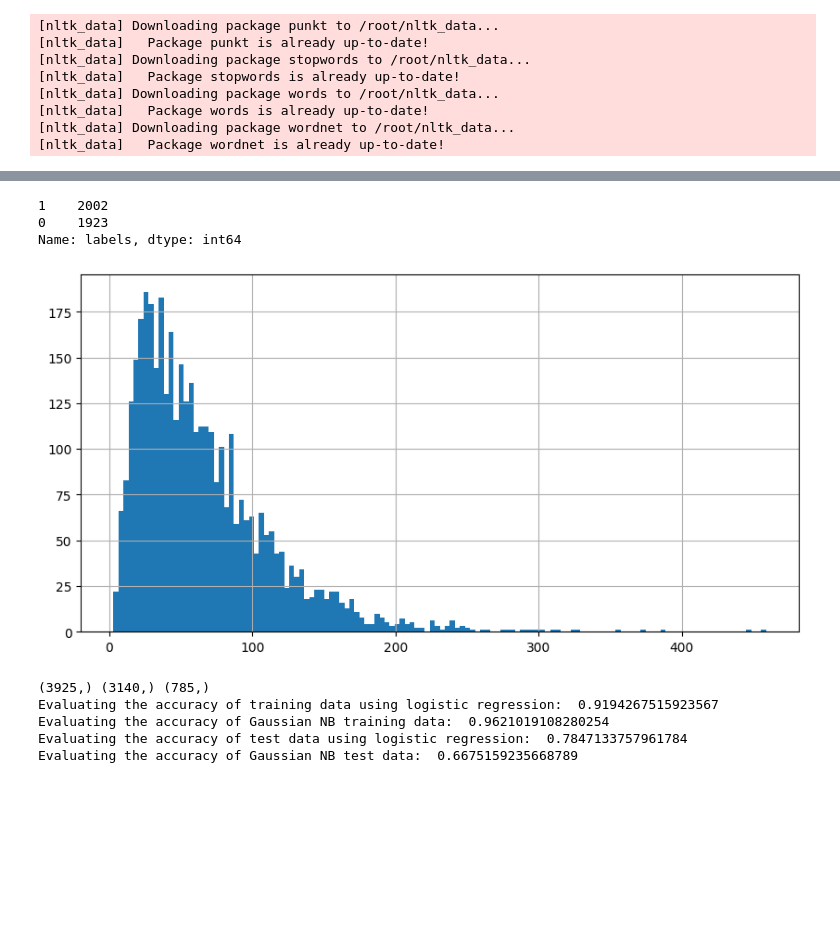
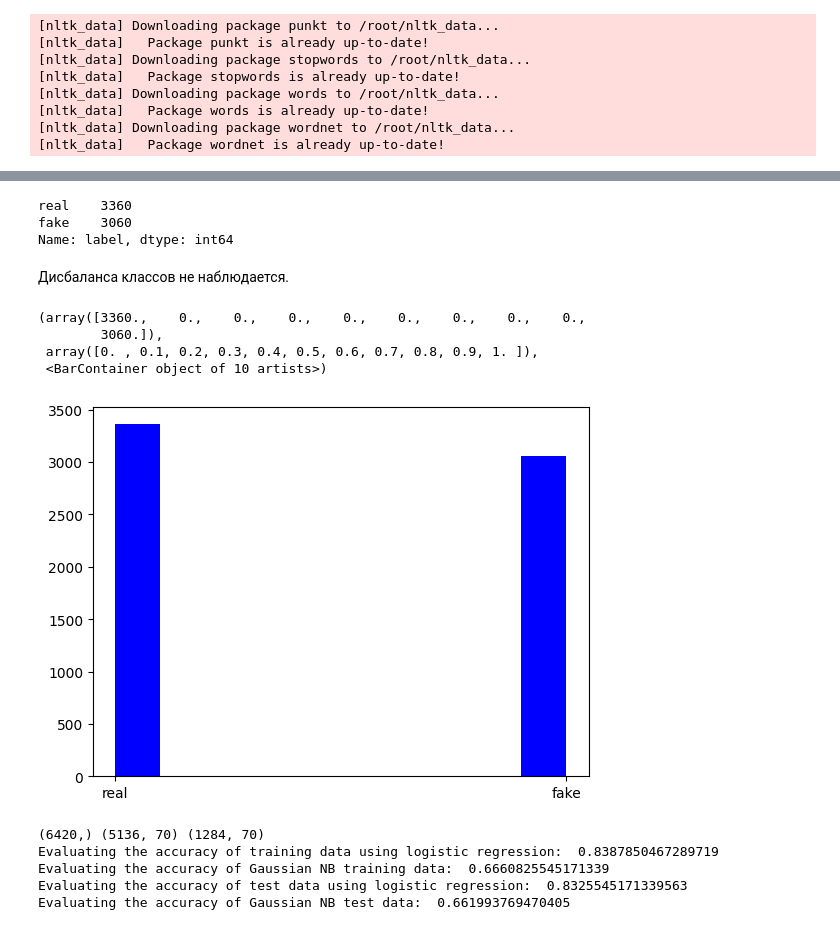
Before and after one commit to ElenaRodionova/-, a Jupyter notebook: tonality_analysis.ipynb, the cells around one changed output, grey strips where cells are left out. Saved outputs shown, nothing was run; the diff lists cells and outputs as text; code cells hidden in the pictures; blank space fills up the shorter version.

```diff
--- a/tonality_analysis.ipynb
+++ b/tonality_analysis.ipynb
@@ -90,8 +106,0 @@ Name: labels, dtype: int64
-# %%
-twitter_data.replace({'labels':{'negative':0}}, inplace=True)
-twitter_data.replace({'labels':{'positive':1}}, inplace=True)
-twitter_data['labels'].value_counts()
-# %% [output]
-1    2002
-0    1923
-Name: labels, dtype: int64
@@ -100,9 +107,16 @@ twitter_data['stemmed_content'] = twitter_data['text']
-# %%
-size = [len(tokens) for tokens in twitter_data['text']]
-
-plt.figure(figsize=(10, 5))
-plt.hist(size, bins=130)
-plt.grid(True)
-plt.show()
-# %% [output]
-[figure, removed]
+# %%
+data['label'].value_counts()
+# %% [output]
+real    3360
+fake    3060
+Name: label, dtype: int64
+# %% [markdown]
+Дисбаланса классов не наблюдается.
+# %%
+plt.hist(data['label'], color = 'blue')
+# %% [output]
+(array([3360.,    0.,    0.,    0.,    0.,    0.,    0.,    0.,    0.,
+        3060.]),
+ array([0. , 0.1, 0.2, 0.3, 0.4, 0.5, 0.6, 0.7, 0.8, 0.9, 1. ]),
+ <BarContainer object of 10 artists>)
+[figure, added]
@@ -109,21 +125,25 @@ plt.show()
 # %%
-X = twitter_data['stemmed_content'].values
-Y = twitter_data['labels'].values
+def dummy(text):
+   return text
+#CountVectorizer
+vectorizer_CountVector = CountVectorizer(tokenizer=dummy, preprocessor=dummy, max_df=0.5, min_df=25, max_features=1000, stop_words = 'english', dtype=np.int16)
+X_CountVector = vectorizer_CountVector.fit_transform(data['tweet'])
+df_CountVector = pd.DataFrame(X_CountVector.toarray())
+df_CountVector.columns = vectorizer_CountVector.get_feature_names_out()
+df_CountVector
 
-X_train, X_test, Y_train, Y_test = train_test_split(X, Y, test_size=0.2, stratify=Y, random_state=2)
+Y = data['label'].values
+
+X_train, X_test, Y_train, Y_test = train_test_split(X_CountVector, Y, test_size=0.2, stratify=Y, random_state=2)
 print(X.shape, X_train.shape, X_test.shape)
-
-vectorizer = TfidfVectorizer()
-
-X_train = vectorizer.fit_transform(X_train)
-X_test = vectorizer.transform(X_test)
-
+#Логистическая регрессия
 model_LogisticRegression = LogisticRegression(max_iter=1000)
 model_LogisticRegression.fit(X_train, Y_train)
 
 X_train_prediction_lr = model_LogisticRegression.predict(X_train)
 training_data_accuracy_lr = accuracy_score(Y_train, X_train_prediction_lr)
 
+#Наивный байесовский классификатор
 X_train_dense = X_train.toarray()
 model_GaussianNB = GaussianNB()
 result_bayes = model_GaussianNB.fit(X_train_dense, Y_train)
@@ -143,8 +163,8 @@ print('Evaluating the accuracy of Gaussian NB training data: ' , training_data_a
 print('Evaluating the accuracy of test data using logistic regression: ' , test_data_accuracy_lr)
 print('Evaluating the accuracy of Gaussian NB test data: ' , test_data_accuracy_nb)
 # %% [output]
-(3925,) (3140,) (785,)
-Evaluating the accuracy of training data using logistic regression:  0.9194267515923567
-Evaluating the accuracy of Gaussian NB training data:  0.9621019108280254
-Evaluating the accuracy of test data using logistic regression:  0.7847133757961784
-Evaluating the accuracy of Gaussian NB test data:  0.6675159235668789
+(6420,) (5136, 70) (1284, 70)
+Evaluating the accuracy of training data using logistic regression:  0.8387850467289719
+Evaluating the accuracy of Gaussian NB training data:  0.6660825545171339
+Evaluating the accuracy of test data using logistic regression:  0.8325545171339563
+Evaluating the accuracy of Gaussian NB test data:  0.661993769470405
```
Also changed, not shown: parts of 40 cells of this notebook.
